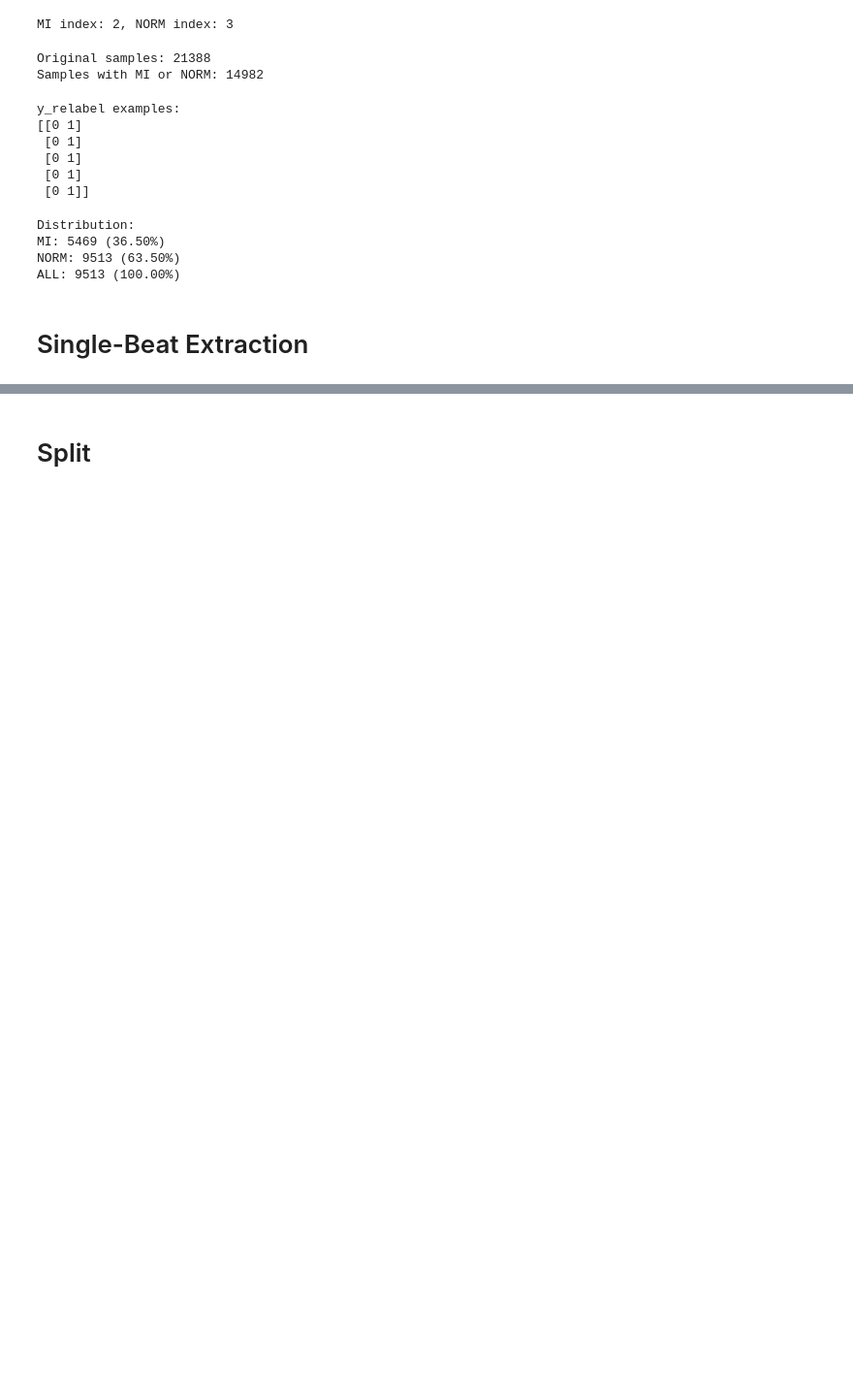
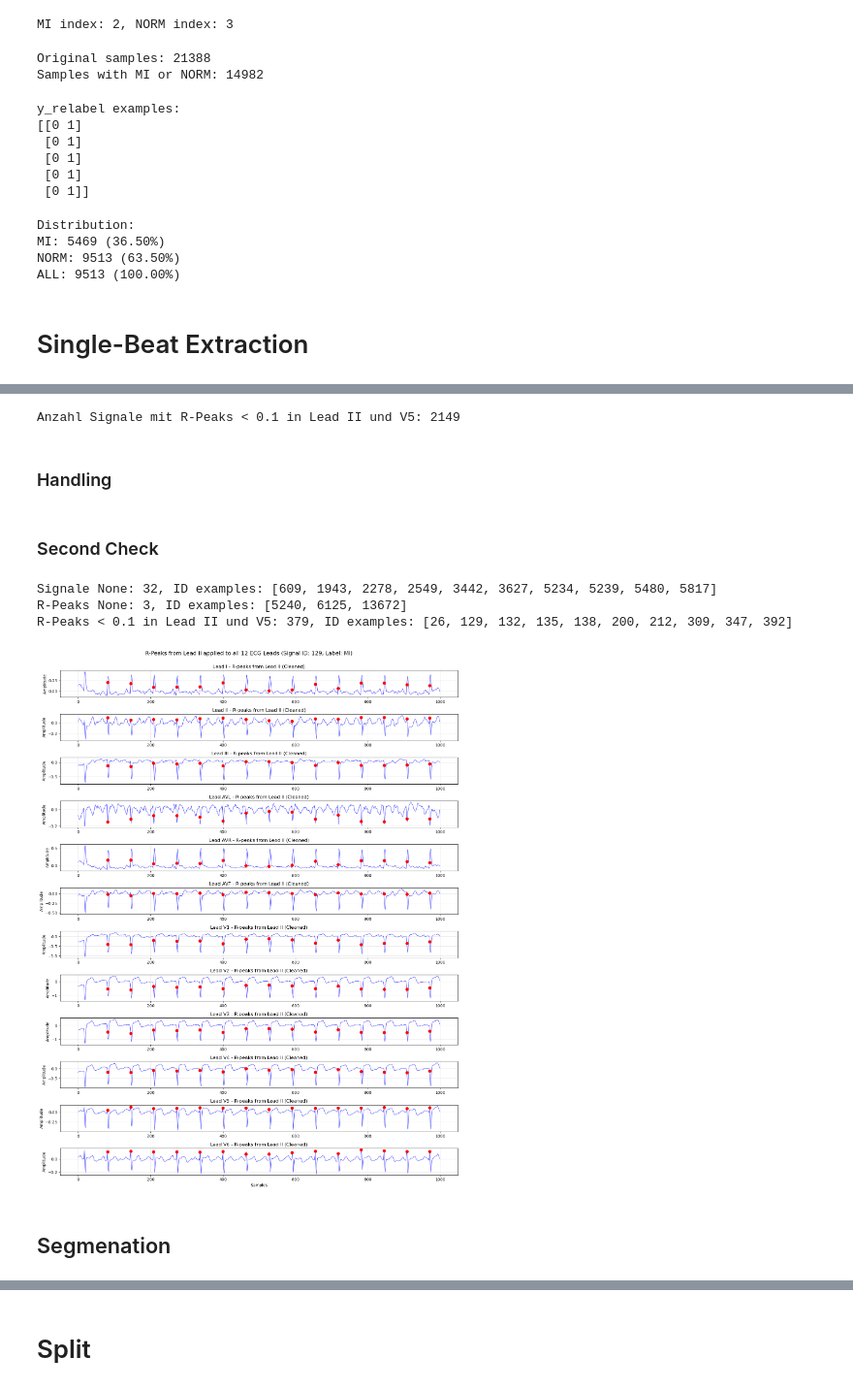
Before and after one commit to AliceKitchkin/ECG_xAI, a Jupyter notebook: notebooks/01_data_pipeline.ipynb, the cells around one changed output, grey strips where cells are left out. Shown at 97% size. Saved outputs shown, nothing was run; the diff lists cells and outputs as text; code cells hidden in the pictures; blank space fills up the shorter version.

```diff
--- a/notebooks/01_data_pipeline.ipynb
+++ b/notebooks/01_data_pipeline.ipynb
@@ -183,0 +324,54 @@ for i, x, color in zip(labels, heartbeats_pivoted, cmap):
+# %%
+signals_failed_rpeaks = []
+
+for id in rpeaks_failed:
+    signals_failed_rpeaks.append(all_cleaned_signals[id])
+
+print(f'Anzahl Signale mit R-Peaks < 0.1 in Lead II und V5: {len(signals_failed_rpeaks)}')
+# %% [output]
+Anzahl Signale mit R-Peaks < 0.1 in Lead II und V5: 2149
+# %% [markdown]
+### Handling
+# %%
+new_rpeaks_fixed = []
+
+for id, signal in enumerate(signals_failed_rpeaks):
+    # extract lead v5
+    lead_signal = signal[:, 10]
+
+    # extract new rpeaks
+    new_signals, new_info = nk.ecg_peaks(lead_signal, sampling_rate = SAMPLING_FREQUENCY, method = 'neurokit')
+
+    # save new rpeaks per signal
+    rpeaks = new_info["ECG_R_Peaks"]
+    new_rpeaks_fixed.append(rpeaks)
+# %%
+new_rpeaks = all_rpeaks.copy()
+
+# ersetze in all_rpeaks die fehlerhaften rpeaks durch die neuen werte in new_rpeaks_fixed
+for i in range(len(all_rpeaks)):
+    if i in rpeaks_failed:
+        idx = rpeaks_failed.index(i)
+        new_rpeaks[i] = new_rpeaks_fixed[idx]
+    else:
+        new_rpeaks[i] = all_rpeaks[i]
+# %% [markdown]
+### Second Check
+# %%
+signals_none, rpeaks_none, rpeaks_failed = SingleBeatsDetector.filter_signals_by_failed_rpeaks(all_cleaned_signals, new_rpeaks)
+
+print(f"Signale None: {len(signals_none)}, ID examples: {signals_none[:10]}")
+print(f"R-Peaks None: {len(rpeaks_none)}, ID examples: {rpeaks_none[:10]}")
+print(f"R-Peaks < 0.1 in Lead II und V5: {len(rpeaks_failed)}, ID examples: {rpeaks_failed[:10]}")
+# %% [output]
+Signale None: 32, ID examples: [609, 1943, 2278, 2549, 3442, 3627, 5234, 5239, 5480, 5817]
+R-Peaks None: 3, ID examples: [5240, 6125, 13672]
+R-Peaks < 0.1 in Lead II und V5: 379, ID examples: [26, 129, 132, 135, 138, 200, 212, 309, 347, 392]
+# %%
+signal_idx = 129
+label = detection_info[signal_idx]["label_name"]
+SingleBeatsDetector.plot_one_signal_with_rpeaks(signal_idx, all_cleaned_signals, new_rpeaks, lead_names, label)
+# %% [output]
+[figure, added]
+# %% [markdown]
+## Segmenation
```
Also changed, not shown: parts of 49 cells of this notebook.
